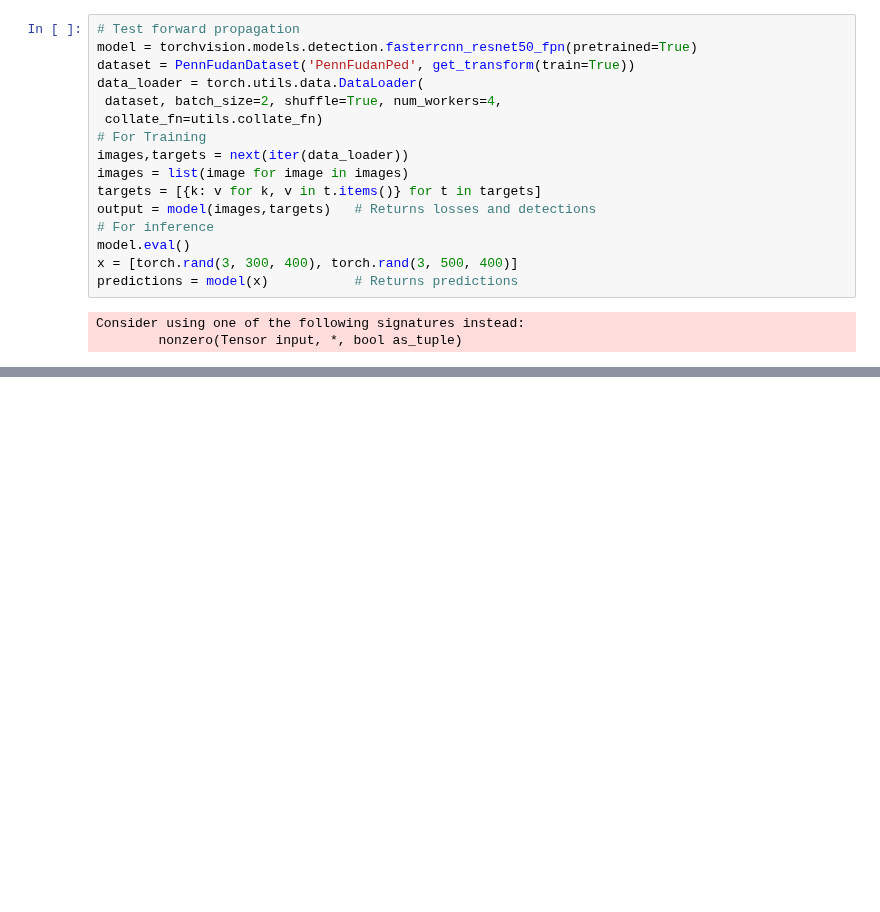
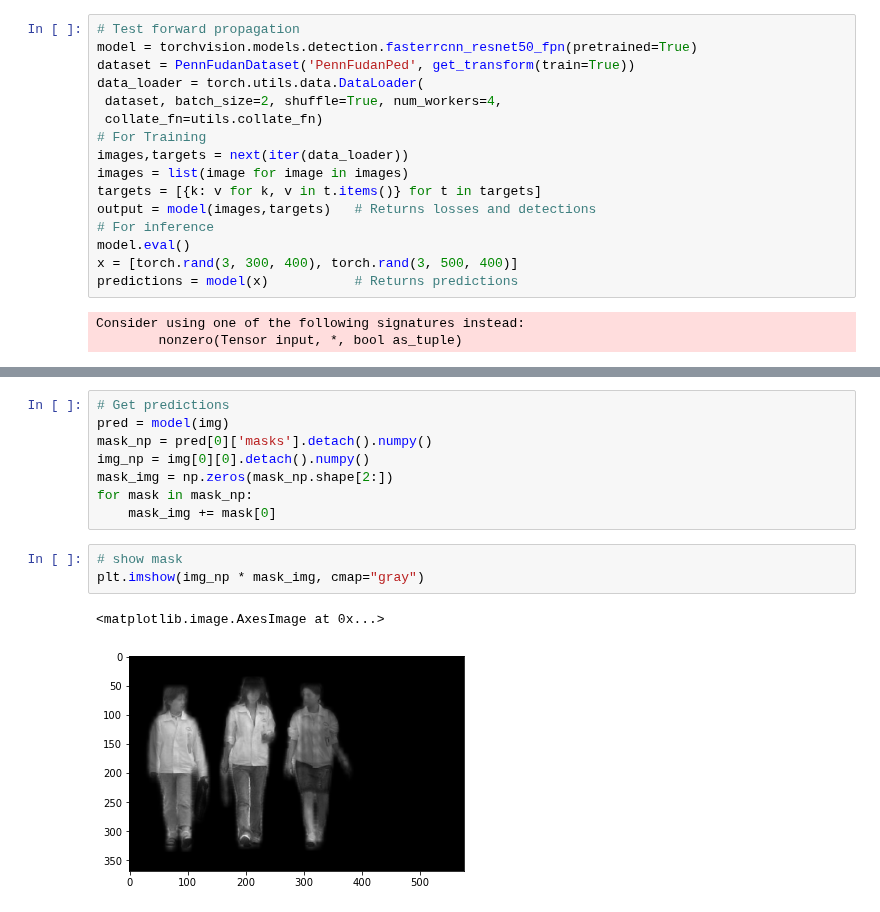
Before and after one commit to urd00m/AI-Projects, a Jupyter notebook: pytorch_play/images/torchvision_object_detection_fine_tuning.ipynb, the cells around one changed output, grey strips where cells are left out. Drawn from its saved outputs; the diff is of its cells as text; blank space fills up the shorter version.

```diff
--- a/pytorch_play/images/torchvision_object_detection_fine_tuning.ipynb
+++ b/pytorch_play/images/torchvision_object_detection_fine_tuning.ipynb
@@ -265,0 +301,14 @@ AssertionError: Torch not compiled with CUDA enabled
+# %%
+# Get predictions
+pred = model(img)
+mask_np = pred[0]['masks'].detach().numpy()
+img_np = img[0][0].detach().numpy()
+mask_img = np.zeros(mask_np.shape[2:])
+for mask in mask_np:
+    mask_img += mask[0]
+# %%
+# show mask
+plt.imshow(img_np * mask_img, cmap="gray")
+# %% [output]
+<matplotlib.image.AxesImage at 0x...>
+[figure, added]
```
Also changed, not shown: parts of 10 cells of this notebook, 1 other file.
